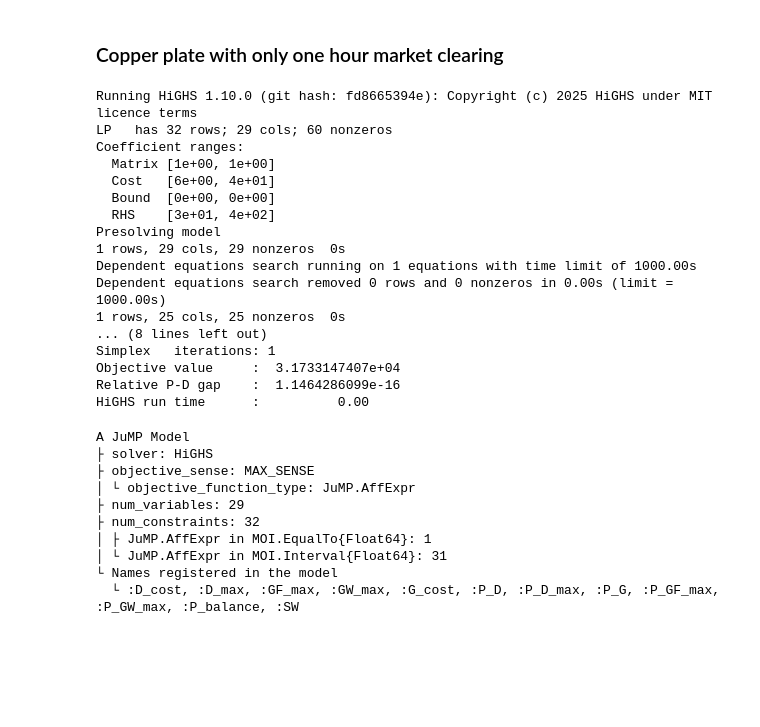
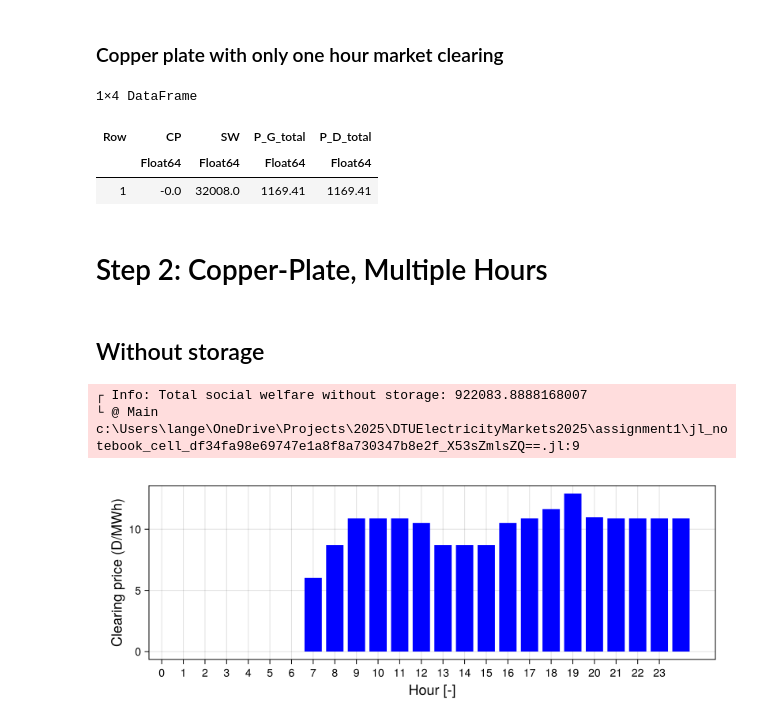
Before and after one commit to langestefan/DTUElectricityMarkets2025, a Jupyter notebook: assignment1/assignment1.ipynb, the cells around one changed output. Drawn from its saved outputs; the diff is of its cells as text; code cells hidden in the pictures; blank space fills up the shorter version.

Commit message:
Update until step 2

```diff
--- a/assignment1/assignment1.ipynb
+++ b/assignment1/assignment1.ipynb
@@ -206,38 +272,37 @@ fig = plot_merit_order(demand_bids, generation_bids)
 # %% [markdown]
 ### Copper plate with only one hour market clearing
 # %%
-model = market_clearing(0:0;
+model, results = market_clearing(1:1;
     generation_wind=generation_wind,
     generation_fixed=generation_fixed,
     demands=demands,
     network=network,
     demand_prices=demand_prices,
 )
+results[:system]
 # %% [output]
-Running HiGHS 1.10.0 (git hash: fd8665394e): Copyright (c) 2025 HiGHS under MIT licence terms
-LP   has 32 rows; 29 cols; 60 nonzeros
-Coefficient ranges:
-  Matrix [1e+00, 1e+00]
-  Cost   [6e+00, 4e+01]
-  Bound  [0e+00, 0e+00]
-  RHS    [3e+01, 4e+02]
-Presolving model
-1 rows, 29 cols, 29 nonzeros  0s
-Dependent equations search running on 1 equations with time limit of 1000.00s
-Dependent equations search removed 0 rows and 0 nonzeros in 0.00s (limit = 1000.00s)
-1 rows, 25 cols, 25 nonzeros  0s
-... (8 lines left out)
-Simplex   iterations: 1
-Objective value     :  3.1733147407e+04
-Relative P-D gap    :  1.1464286099e-16
-HiGHS run time      :          0.00
+1×4 DataFrame
-A JuMP Model
-├ solver: HiGHS
-├ objective_sense: MAX_SENSE
-│ └ objective_function_type: JuMP.AffExpr
-├ num_variables: 29
-├ num_constraints: 32
-│ ├ JuMP.AffExpr in MOI.EqualTo{Float64}: 1
-│ └ JuMP.AffExpr in MOI.Interval{Float64}: 31
-└ Names registered in the model
-  └ :D_cost, :D_max, :GF_max, :GW_max, :G_cost, :P_D, :P_D_max, :P_G, :P_GF_max, :P_GW_max, :P_balance, :SW
+| Row | CP | SW | P_G_total | P_D_total |
+|  | Float64 | Float64 | Float64 | Float64 |
+| 1 | -0.0 | 32008.0 | 1169.41 | 1169.41 |
+# %% [markdown]
+# Step 2: Copper-Plate, Multiple Hours
+# %% [markdown]
+## Without storage
+# %%
+model, results = market_clearing(1:24;
+    generation_wind=generation_wind,
+    generation_fixed=generation_fixed,
+    demands=demands,
+    network=network,
+    demand_prices=demand_prices,
+    storage=false,
+)
+@info "Total social welfare without storage: $(sum(results[:system].SW))"
+# %% [output]
+┌ Info: Total social welfare without storage: 922083.8888168007
+└ @ Main c:\Users\lange\OneDrive\Projects\2025\DTUElectricityMarkets2025\assignment1\jl_notebook_cell_df34fa98e69747e1a8f8a730347b8e2f_X53sZmlsZQ==.jl:9
+# %%
+plot_value(model, :CP; ylabel="Clearing price (D/MWh)")
+# %% [output]
+[figure, added]
```
Also changed, not shown: parts of 12 cells of this notebook, 6 other files.
